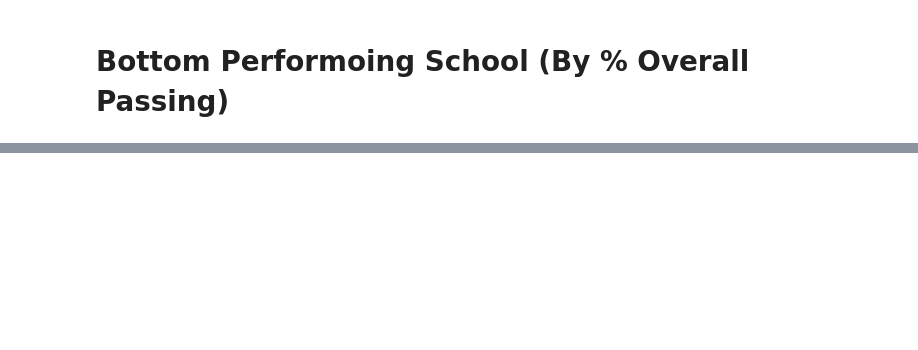
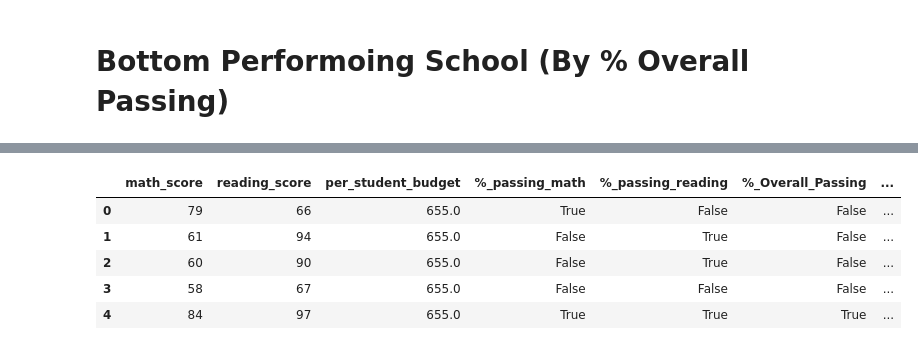
Before and after one commit to JAlvarado23A/District_Analysis, a Jupyter notebook: City_School_Analysis.ipynb, the cells around one changed output, grey strips where cells are left out. Saved outputs shown, nothing was run; the diff lists cells and outputs as text; code cells hidden in the pictures; blank space fills up the shorter version.

```diff
--- a/City_School_Analysis.ipynb
+++ b/City_School_Analysis.ipynb
@@ -221,0 +350,4 @@ desc_school_df
+# %%
+# Triming df
+spending_df = spending_df.loc[:, ['math_score', 'reading_score', 'per_student_budget','%_passing_math', '%_passing_reading', '%_Overall_Passing']]
+spending_df.head()
@@ -221,0 +361,15 @@ desc_school_df
+# %%
+# Create bins and group name
+bins = [0, 584.9, 629.9, 644.9, 679.9]
+spending_rage = ['< $585', '$585 - 630', '$630 - 645', '$645 - 680']
+
+# Bin df by group name
+spending_df['Spending_Range'] = pd.cut(spending_df['per_student_budget'], bins= bins, labels = spending_rage)
+spending_df.head()
+# %% [output]
+|  | math_score | reading_score | per_student_budget | %_passing_math | %_passing_reading | %_Overall_Passing | ... |
+| 0 | 79 | 66 | 655.0 | True | False | False | ... |
+| 1 | 61 | 94 | 655.0 | False | True | False | ... |
+| 2 | 60 | 90 | 655.0 | False | True | False | ... |
+| 3 | 58 | 67 | 655.0 | False | False | False | ... |
+| 4 | 84 | 97 | 655.0 | True | True | True | ... |
```
Also changed, not shown: parts of 34 cells of this notebook.
